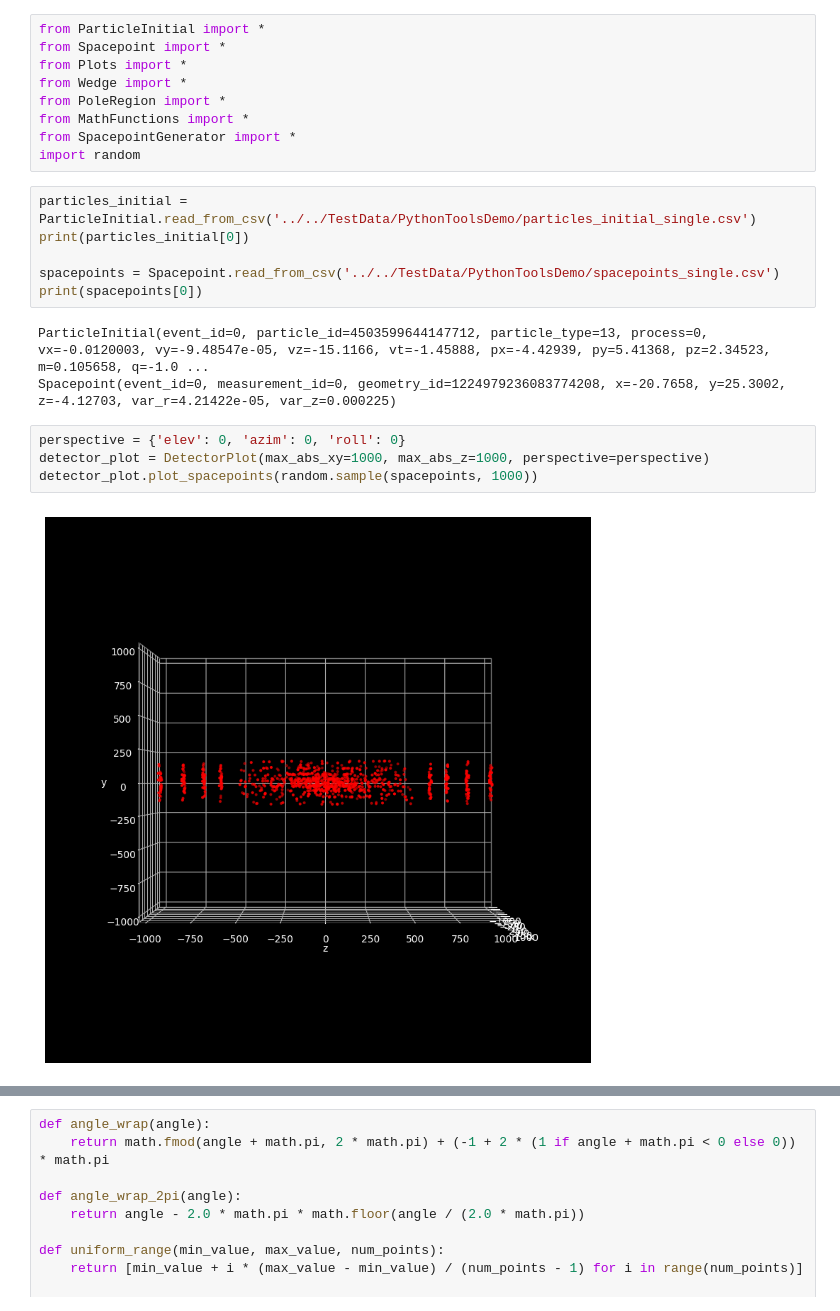
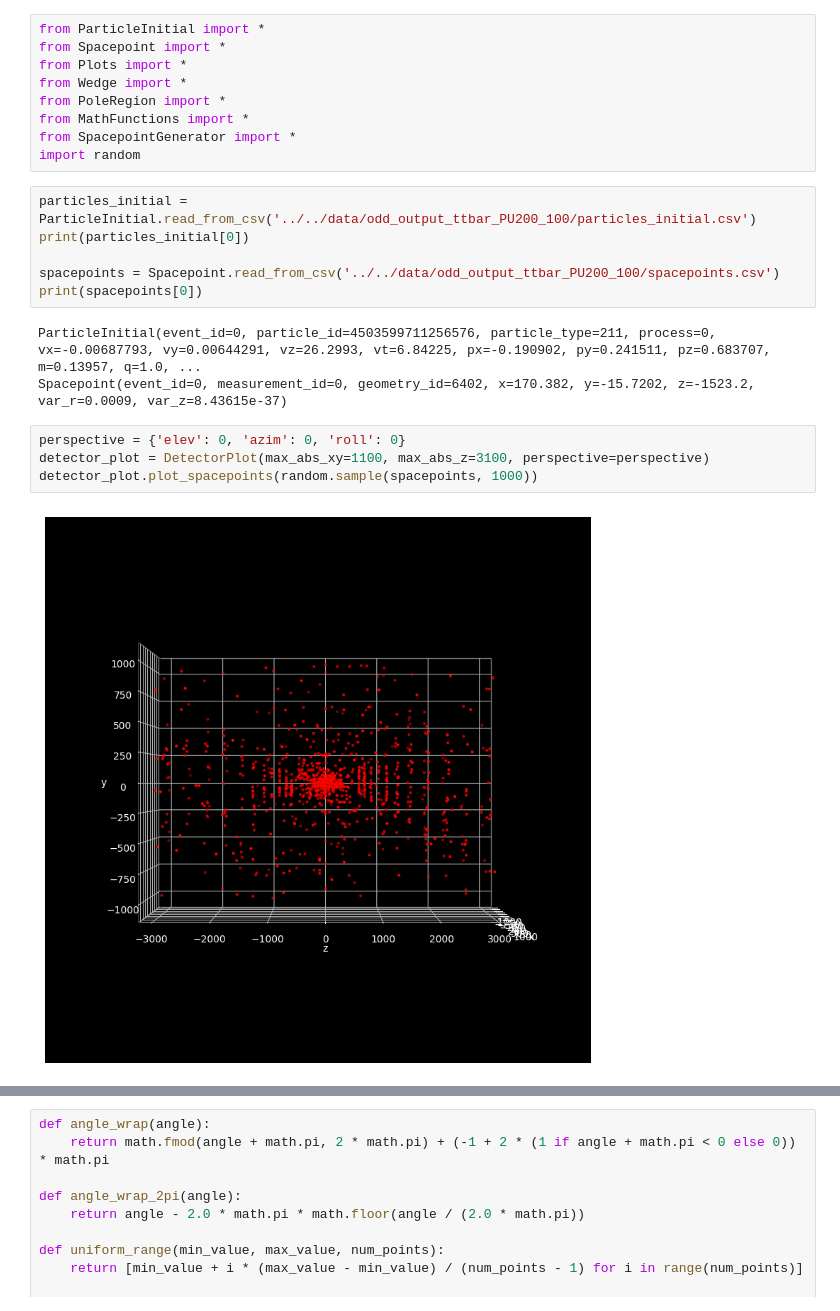
Before and after one commit to tboldagh/helix-solver, a Jupyter notebook: framework/PythonTools/PythonToolsDemo.ipynb, the cells around one changed output, grey strips where cells are left out. Drawn from its saved outputs; the diff is of its cells as text.

Commit message:
Small fixes to PythonTools

```diff
--- a/framework/PythonTools/PythonToolsDemo.ipynb
+++ b/framework/PythonTools/PythonToolsDemo.ipynb
@@ -8,17 +8,17 @@ from MathFunctions import *
 from SpacepointGenerator import *
 import random
 # %%
-particles_initial = ParticleInitial.read_from_csv('../../TestData/PythonToolsDemo/particles_initial_single.csv')
+particles_initial = ParticleInitial.read_from_csv('../../data/odd_output_ttbar_PU200_100/particles_initial.csv')
 print(particles_initial[0])
 
-spacepoints = Spacepoint.read_from_csv('../../TestData/PythonToolsDemo/spacepoints_single.csv')
+spacepoints = Spacepoint.read_from_csv('../../data/odd_output_ttbar_PU200_100/spacepoints.csv')
 print(spacepoints[0])
 # %% [output]
-ParticleInitial(event_id=0, particle_id=4503599644147712, particle_type=13, process=0, vx=-0.0120003, vy=-9.48547e-05, vz=-15.1166, vt=-1.45888, px=-4.42939, py=5.41368, pz=2.34523, m=0.105658, q=-1.0 ...
-Spacepoint(event_id=0, measurement_id=0, geometry_id=1224979236083774208, x=-20.7658, y=25.3002, z=-4.12703, var_r=4.21422e-05, var_z=0.000225)
+ParticleInitial(event_id=0, particle_id=4503599711256576, particle_type=211, process=0, vx=-0.00687793, vy=0.00644291, vz=26.2993, vt=6.84225, px=-0.190902, py=0.241511, pz=0.683707, m=0.13957, q=1.0, ...
+Spacepoint(event_id=0, measurement_id=0, geometry_id=6402, x=170.382, y=-15.7202, z=-1523.2, var_r=0.0009, var_z=8.43615e-37)
 # %%
 perspective = {'elev': 0, 'azim': 0, 'roll': 0}
-detector_plot = DetectorPlot(max_abs_xy=1000, max_abs_z=1000, perspective=perspective)
+detector_plot = DetectorPlot(max_abs_xy=1100, max_abs_z=3100, perspective=perspective)
 detector_plot.plot_spacepoints(random.sample(spacepoints, 1000))
 # %% [output]
-[figure, old version]
+[figure, new version]
```
Also changed, not shown: parts of 3 cells of this notebook, 3 other files.
